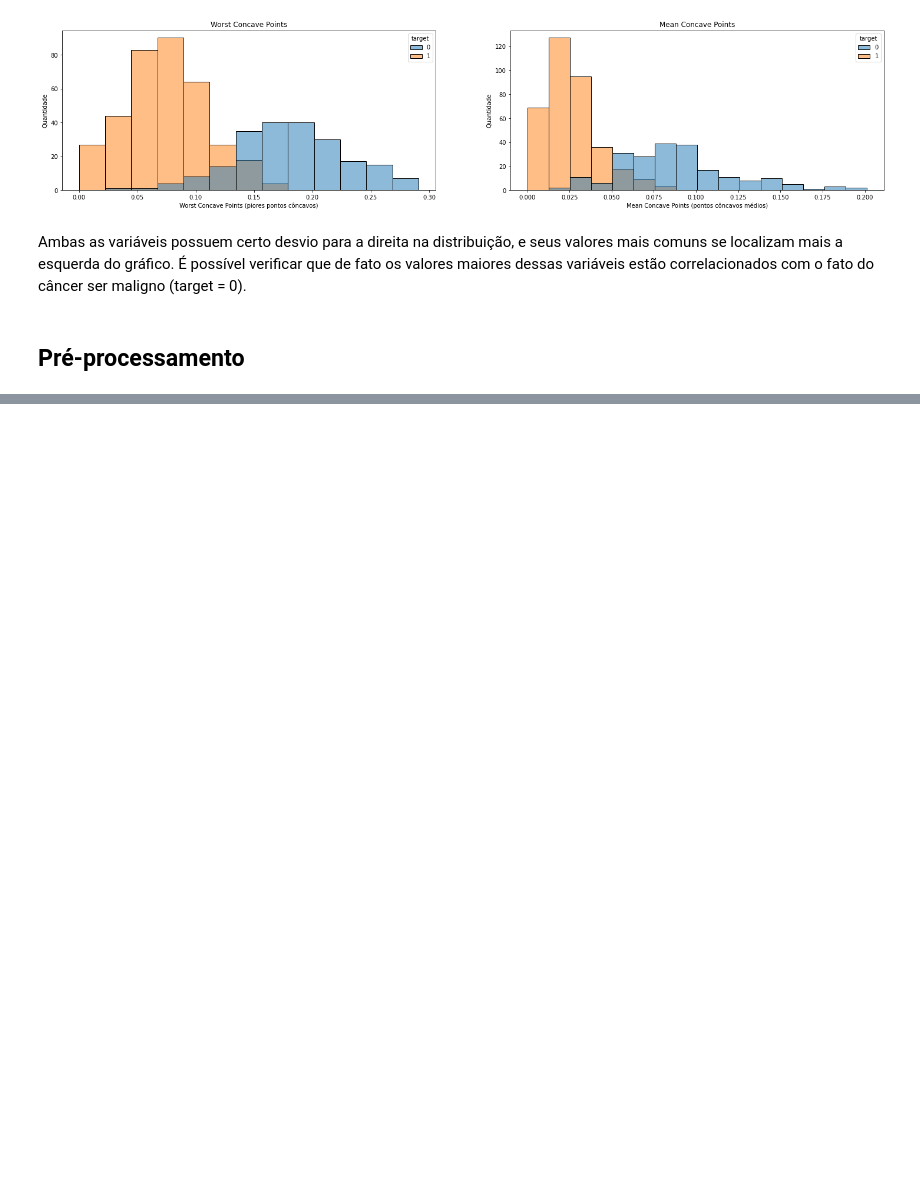
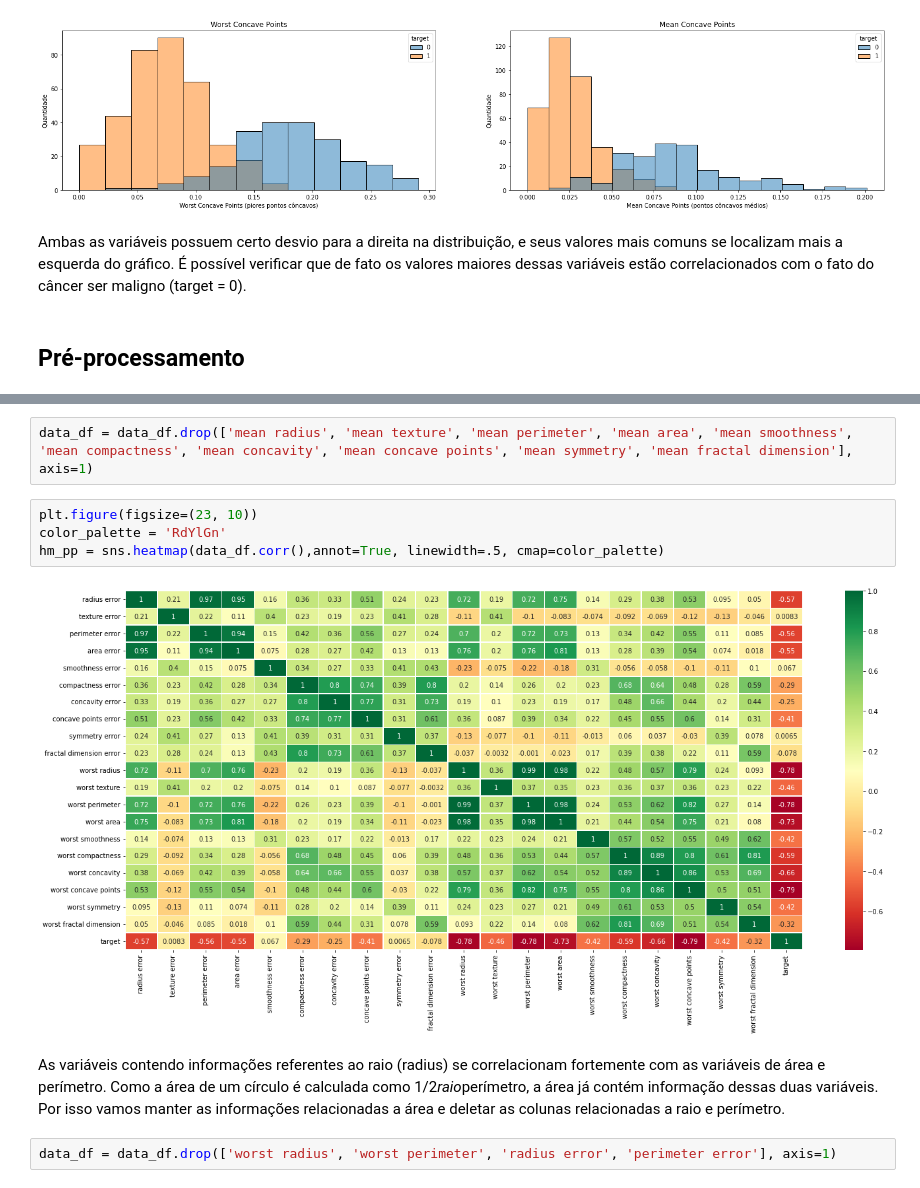
Before and after one commit to ailafelixa/ML-Model-Breast-Cancer-Predition-WisconsinDataset, a Jupyter notebook: breast_cancer_model.ipynb, the cells around one changed output, grey strips where cells are left out. Drawn from its saved outputs; the diff is of its cells as text; blank space fills up the shorter version.

```diff
--- a/breast_cancer_model.ipynb
+++ b/breast_cancer_model.ipynb
@@ -145,0 +149,12 @@ Ambas as variáveis possuem certo desvio para a direita na distribuição, e seu
+# %%
+data_df = data_df.drop(['mean radius', 'mean texture', 'mean perimeter', 'mean area', 'mean smoothness', 'mean compactness', 'mean concavity', 'mean concave points', 'mean symmetry', 'mean fractal dimension'], axis=1)
+# %%
+plt.figure(figsize=(23, 10))
+color_palette = 'RdYlGn'
+hm_pp = sns.heatmap(data_df.corr(),annot=True, linewidth=.5, cmap=color_palette)
+# %% [output]
+[figure, added]
+# %% [markdown]
+As variáveis contendo informações referentes ao raio (radius) se correlacionam fortemente com as variáveis de área e perímetro. Como a área de um círculo é calculada como 1/2*raio*perímetro, a área já contém informação dessas duas variáveis. Por isso vamos manter as informações relacionadas a área e deletar as colunas relacionadas a raio e perímetro.
+# %%
+data_df = data_df.drop(['worst radius', 'worst perimeter', 'radius error', 'perimeter error'], axis=1)
```
Also changed, not shown: parts of 12 cells of this notebook.
